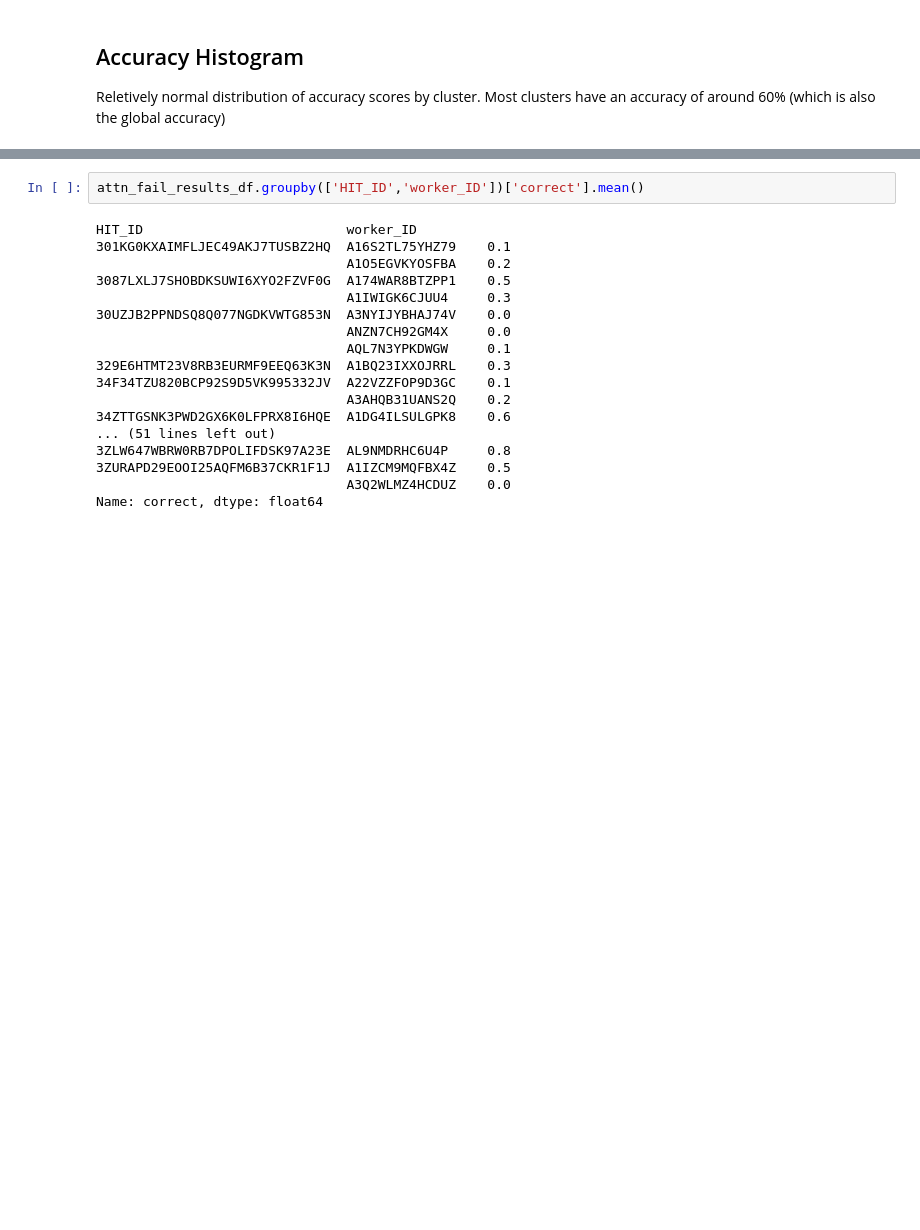
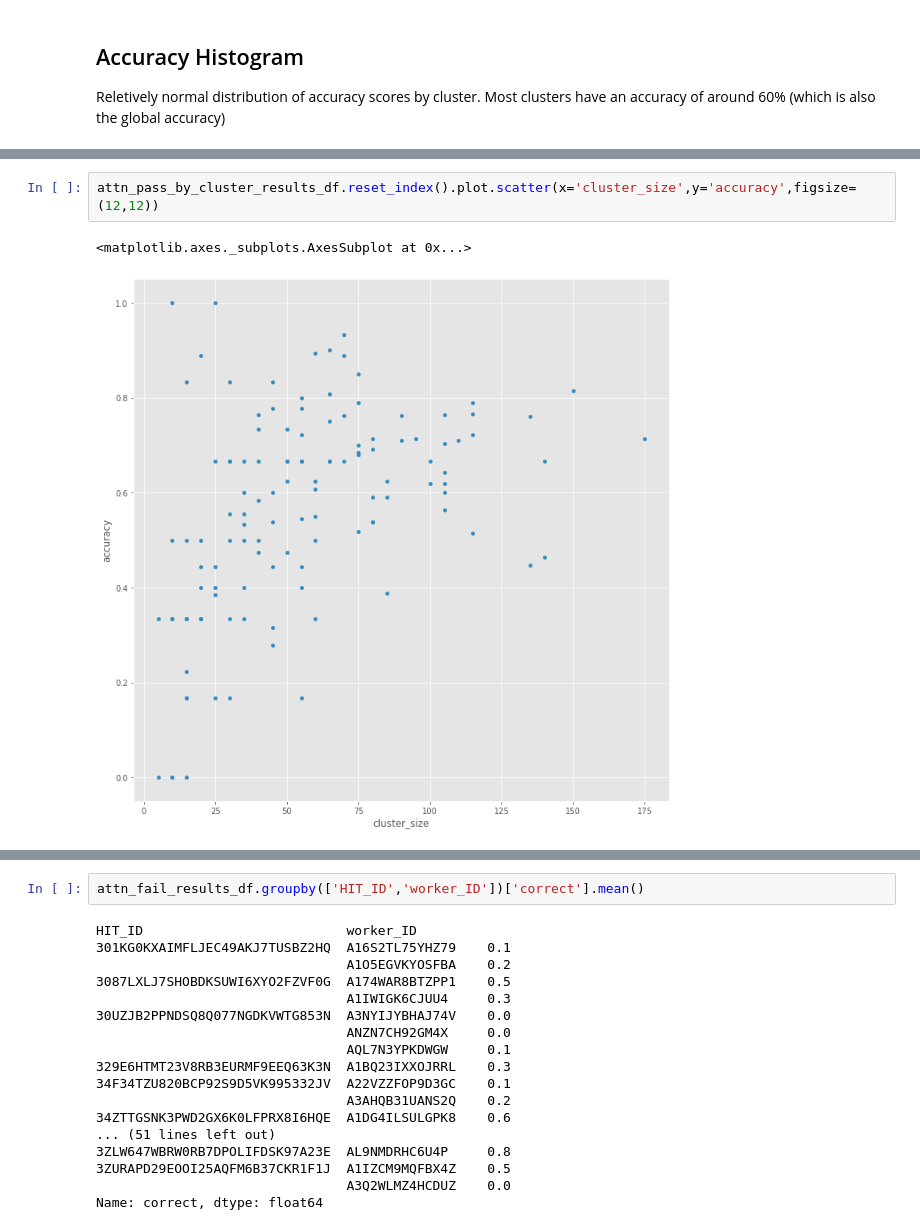
Before and after one commit to jmaddock/knowledge_graph, a Jupyter notebook: mturk_read_results_10-6-20.ipynb, the cells around one changed output, grey strips where cells are left out. Saved outputs shown, nothing was run; the diff lists cells and outputs as text; blank space fills up the shorter version.

```diff
--- a/mturk_read_results_10-6-20.ipynb
+++ b/mturk_read_results_10-6-20.ipynb
@@ -183,0 +233,5 @@ attn_pass_results_df.groupby(['cluster','label'])['correct'].mean().hist(bins=10
+# %%
+attn_pass_by_cluster_results_df.reset_index().plot.scatter(x='cluster_size',y='accuracy',figsize=(12,12))
+# %% [output]
+<matplotlib.axes._subplots.AxesSubplot at 0x...>
+[figure, added]
```
Also changed, not shown: parts of 8 cells of this notebook.
